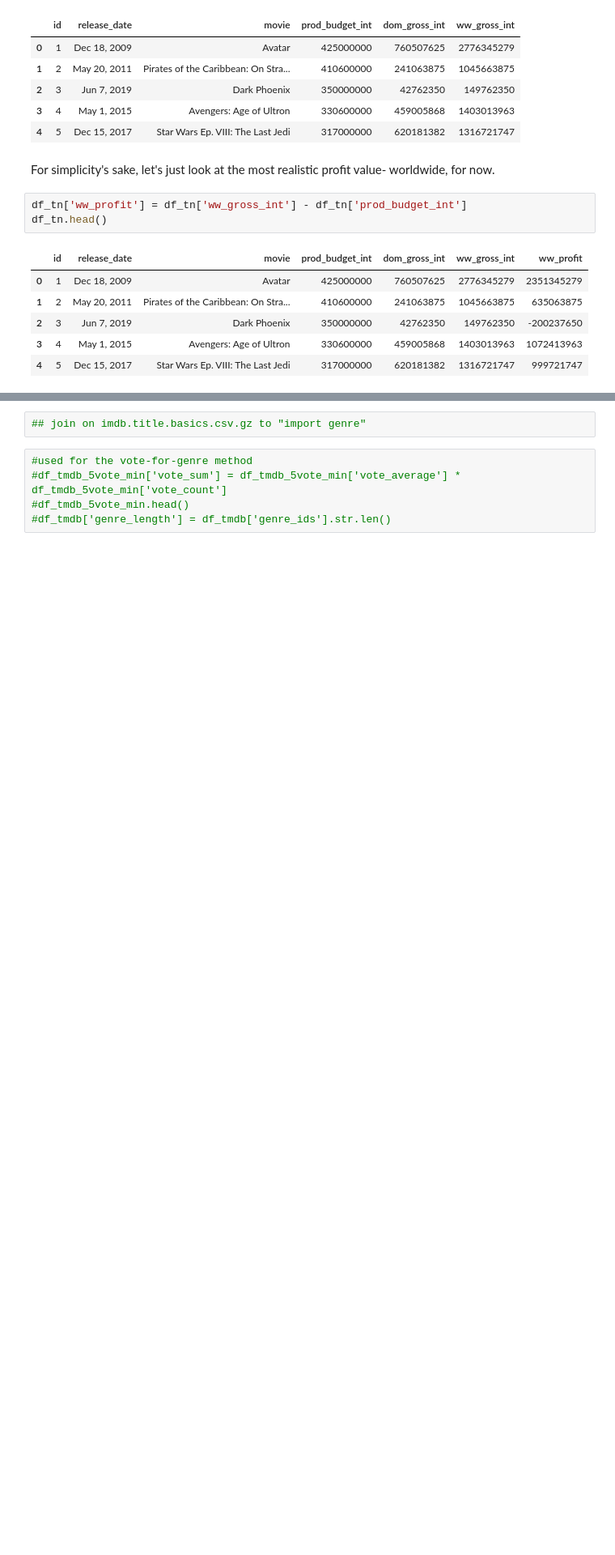
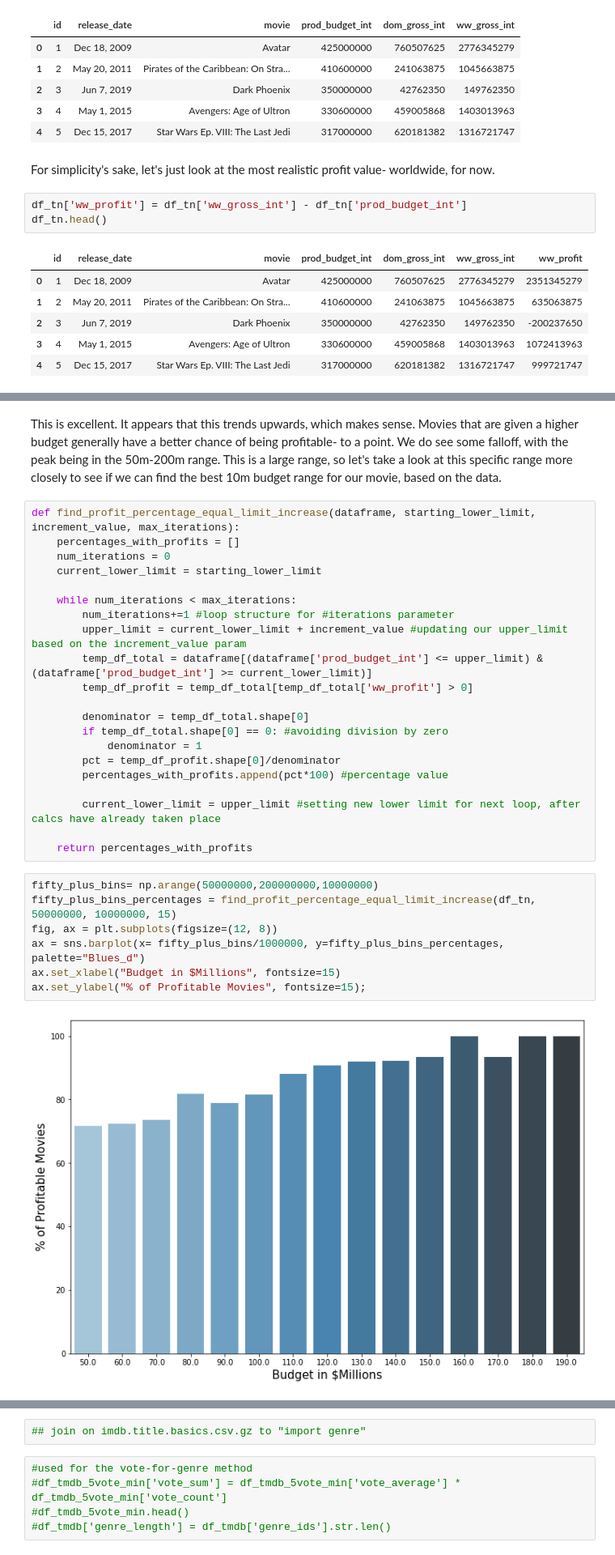
Before and after one commit to ewehmueller/movie-analysis, a Jupyter notebook: movie-analysis.ipynb, the cells around one changed output, grey strips where cells are left out. Shown at 81% size. Cells and saved outputs as stored; diff of their text form; blank space fills up the shorter version.

```diff
--- a/movie-analysis.ipynb
+++ b/movie-analysis.ipynb
@@ -432,0 +437,32 @@ df_tn.head()
+# %% [markdown]
+This is excellent. It appears that this trends upwards, which makes sense.  Movies that are given a higher budget generally have a better chance of being profitable- to a point. We do see some falloff, with the peak being in the 50m-200m range.  This is a large range, so let's take a look at this specific range more closely to see if we can find the best 10m budget range for our movie, based on the data.
+# %%
+def find_profit_percentage_equal_limit_increase(dataframe, starting_lower_limit, increment_value, max_iterations):
+    percentages_with_profits = []
+    num_iterations = 0
+    current_lower_limit = starting_lower_limit
+
+    while num_iterations < max_iterations:
+        num_iterations+=1 #loop structure for #iterations parameter
+        upper_limit = current_lower_limit + increment_value #updating our upper_limit based on the increment_value param
+        temp_df_total = dataframe[(dataframe['prod_budget_int'] <= upper_limit) & (dataframe['prod_budget_int'] >= current_lower_limit)]
+        temp_df_profit = temp_df_total[temp_df_total['ww_profit'] > 0]
+
+        denominator = temp_df_total.shape[0]
+        if temp_df_total.shape[0] == 0: #avoiding division by zero
+            denominator = 1
+        pct = temp_df_profit.shape[0]/denominator
+        percentages_with_profits.append(pct*100) #percentage value
+
+        current_lower_limit = upper_limit #setting new lower limit for next loop, after calcs have already taken place
+
+    return percentages_with_profits
+# %%
+fifty_plus_bins= np.arange(50000000,200000000,10000000)
+fifty_plus_bins_percentages = find_profit_percentage_equal_limit_increase(df_tn, 50000000, 10000000, 15)
+fig, ax = plt.subplots(figsize=(12, 8))
+ax = sns.barplot(x= fifty_plus_bins/1000000, y=fifty_plus_bins_percentages, palette="Blues_d")
+ax.set_xlabel("Budget in $Millions", fontsize=15)
+ax.set_ylabel("% of Profitable Movies", fontsize=15);
+# %% [output]
+[figure, added]
```
Also changed, not shown: parts of 11 cells of this notebook.
